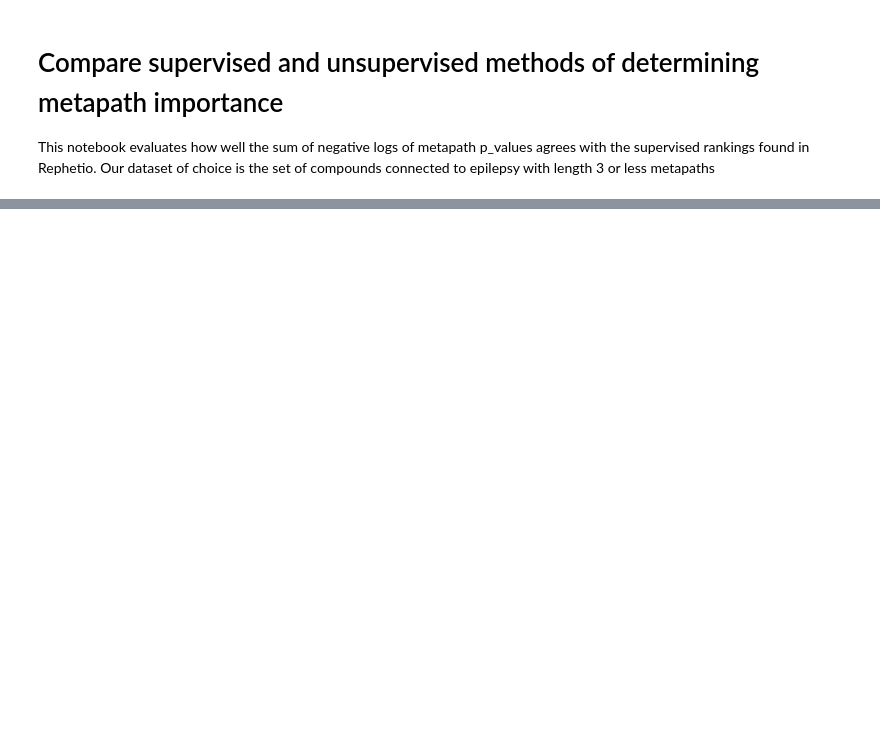
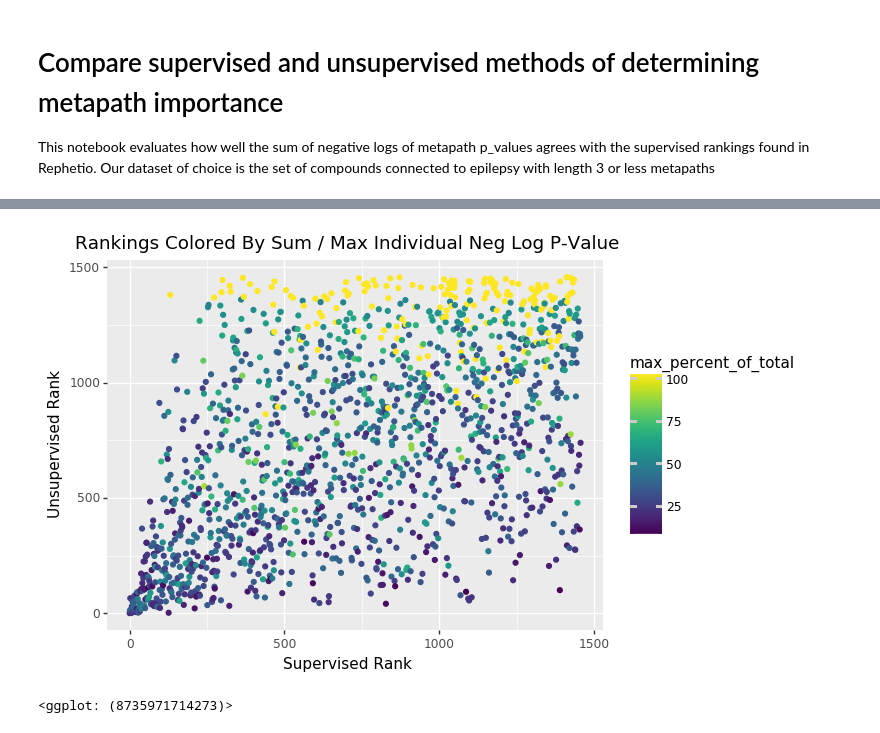
Before and after one commit to greenelab/connectivity-search-analyses, a Jupyter notebook: 11.compound_ranking_comparison.ipynb, the cells around one changed output, grey strips where cells are left out. Drawn from its saved outputs; the diff is of its cells as text; code cells hidden in the pictures; blank space fills up the shorter version.

```diff
--- a/11.compound_ranking_comparison.ipynb
+++ b/11.compound_ranking_comparison.ipynb
@@ -77,0 +102,9 @@ neg_log_sum = neg_log_sum.sort_values(by='neg_log_p_value', ascending=False)
+# %%
+(ggplot(epilepsy_df, aes('supervised_rank', 'unsupervised_rank', color='max_percent_of_total'))
++ geom_point()
++ labs(x = 'Supervised Rank', y = 'Unsupervised Rank')
++ ggtitle('Rankings Colored By Sum / Max Individual Neg Log P-Value')
+)
+# %% [output]
+[figure, added]
+<ggplot: (8735971714273)>
```
Also changed, not shown: parts of 31 cells of this notebook.
